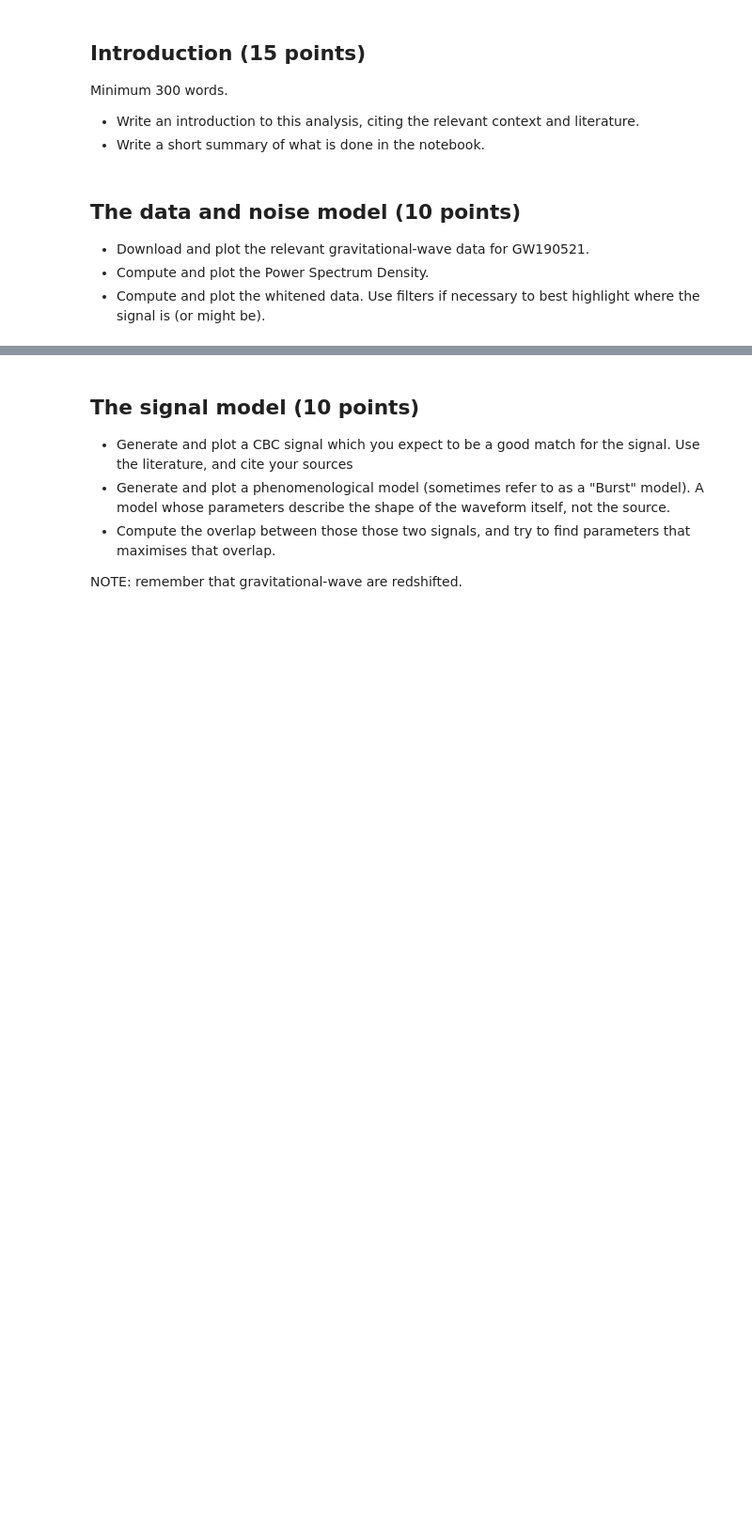
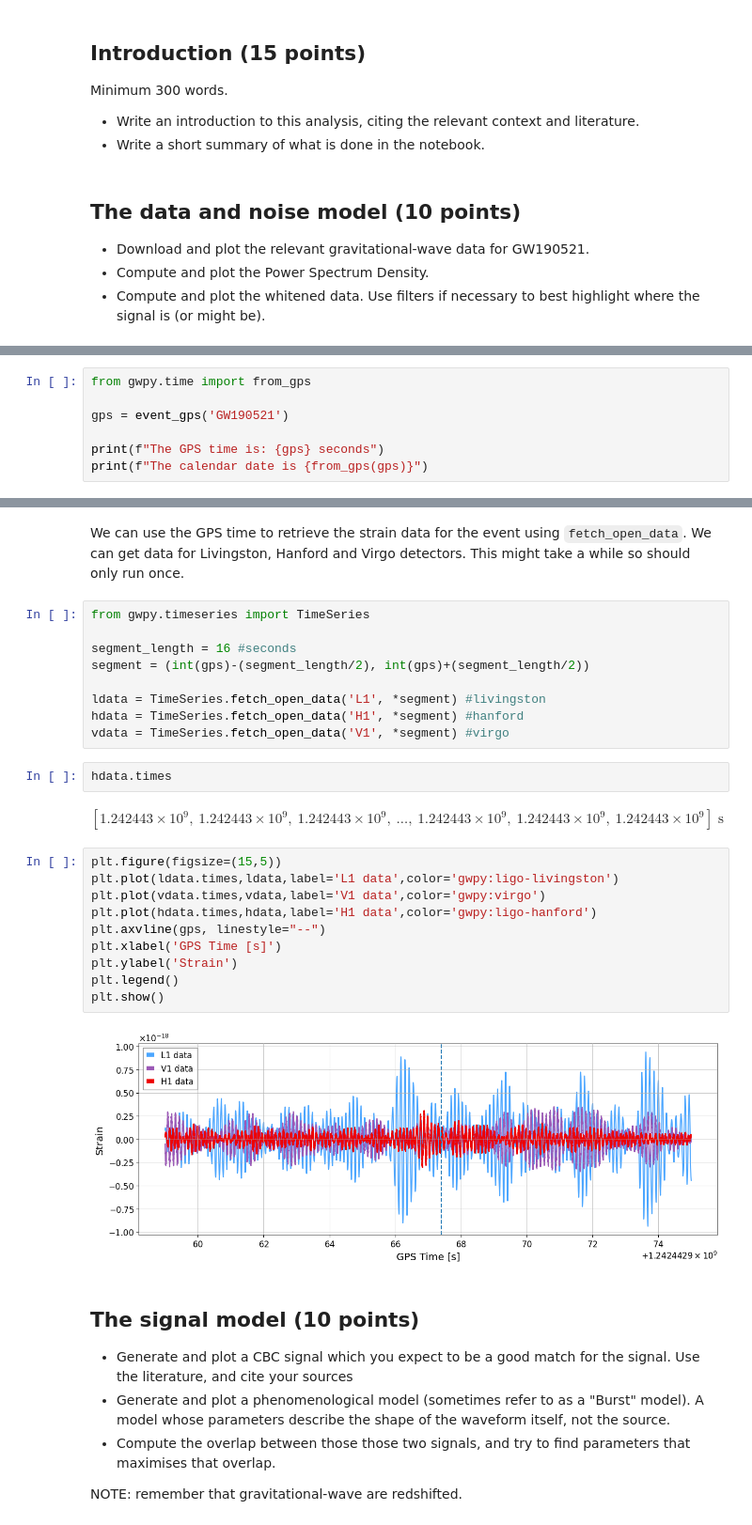
Before and after one commit to Clarke-Jools-36/GWAstro, a Jupyter notebook: final_project.ipynb, the cells around one changed output, grey strips where cells are left out. Shown at 94% size. Cells and saved outputs as stored; diff of their text form; blank space fills up the shorter version.

Commit message:
imported data

```diff
--- a/final_project.ipynb
+++ b/final_project.ipynb
@@ -25,0 +36,7 @@ Minimum 300 words.
+# %%
+from gwpy.time import from_gps
+
+gps = event_gps('GW190521')
+
+print(f"The GPS time is: {gps} seconds")
+print(f"The calendar date is {from_gps(gps)}")
@@ -26,3 +46,30 @@ Minimum 300 words.
+# %% [markdown]
+We can use the GPS time to retrieve the strain data for the event using `fetch_open_data`. We can get data for Livingston, Hanford and Virgo detectors. This might take a while so should only run once.
+# %%
+from gwpy.timeseries import TimeSeries
+
+segment_length = 16 #seconds
+segment = (int(gps)-(segment_length/2), int(gps)+(segment_length/2))
+
+ldata = TimeSeries.fetch_open_data('L1', *segment) #livingston
+hdata = TimeSeries.fetch_open_data('H1', *segment) #hanford
+vdata = TimeSeries.fetch_open_data('V1', *segment) #virgo
+# %%
+hdata.times
+# %% [output]
+$[1.242443 \times 10^{9},~1.242443 \times 10^{9},~1.242443 \times 10^{9},~\dots,~1.242443 \times 10^{9},~1.242443 \times 10^{9},~1.242443 \times 10^{9}] \; \mathrm{s}$
+# %%
+plt.figure(figsize=(15,5))
+plt.plot(ldata.times,ldata,label='L1 data',color='gwpy:ligo-livingston')
+plt.plot(vdata.times,vdata,label='V1 data',color='gwpy:virgo')
+plt.plot(hdata.times,hdata,label='H1 data',color='gwpy:ligo-hanford')
+plt.axvline(gps, linestyle="--")
+plt.xlabel('GPS Time [s]')
+plt.ylabel('Strain')
+plt.legend()
+plt.show()
+# %% [output]
+[figure, added]
 # %% [markdown]
 ## The signal model (10 points)
 
```
Also changed, not shown: parts of 4 cells of this notebook.
